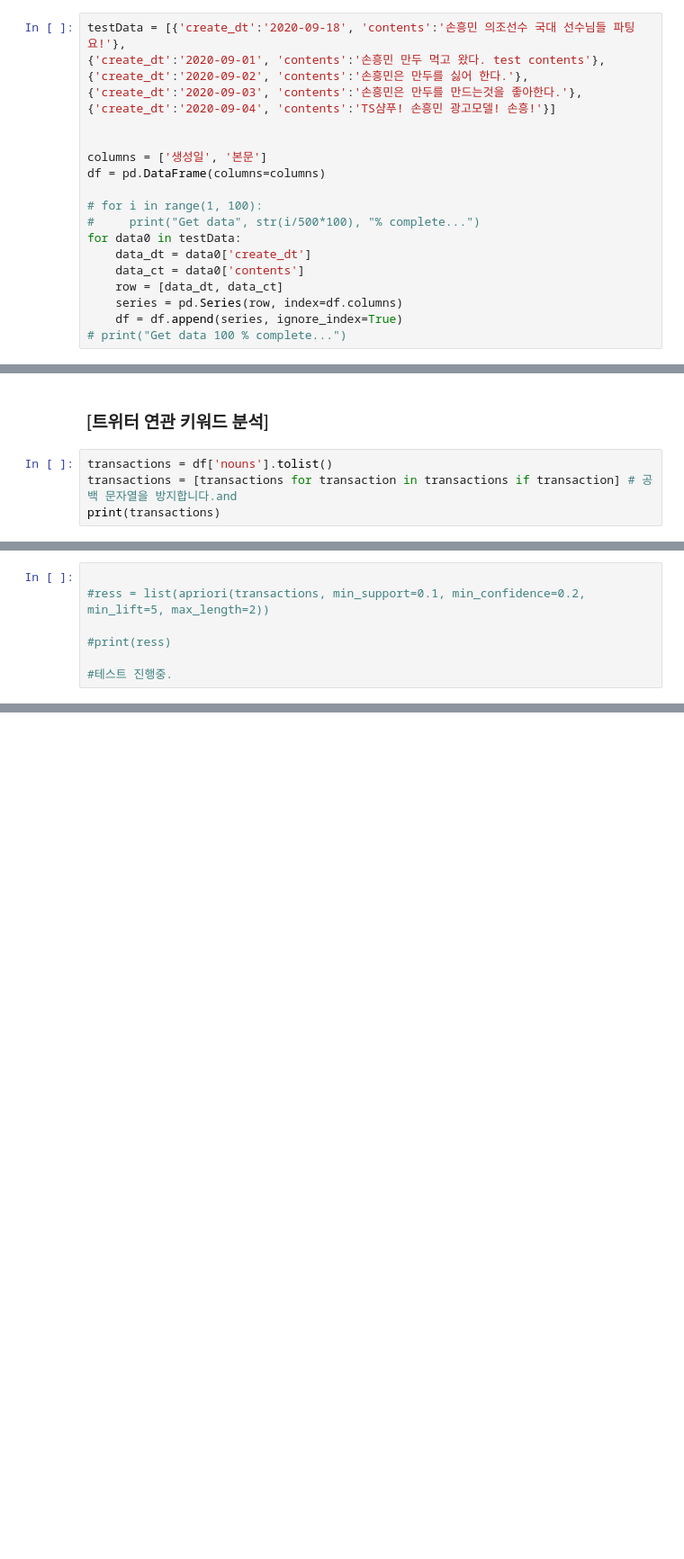
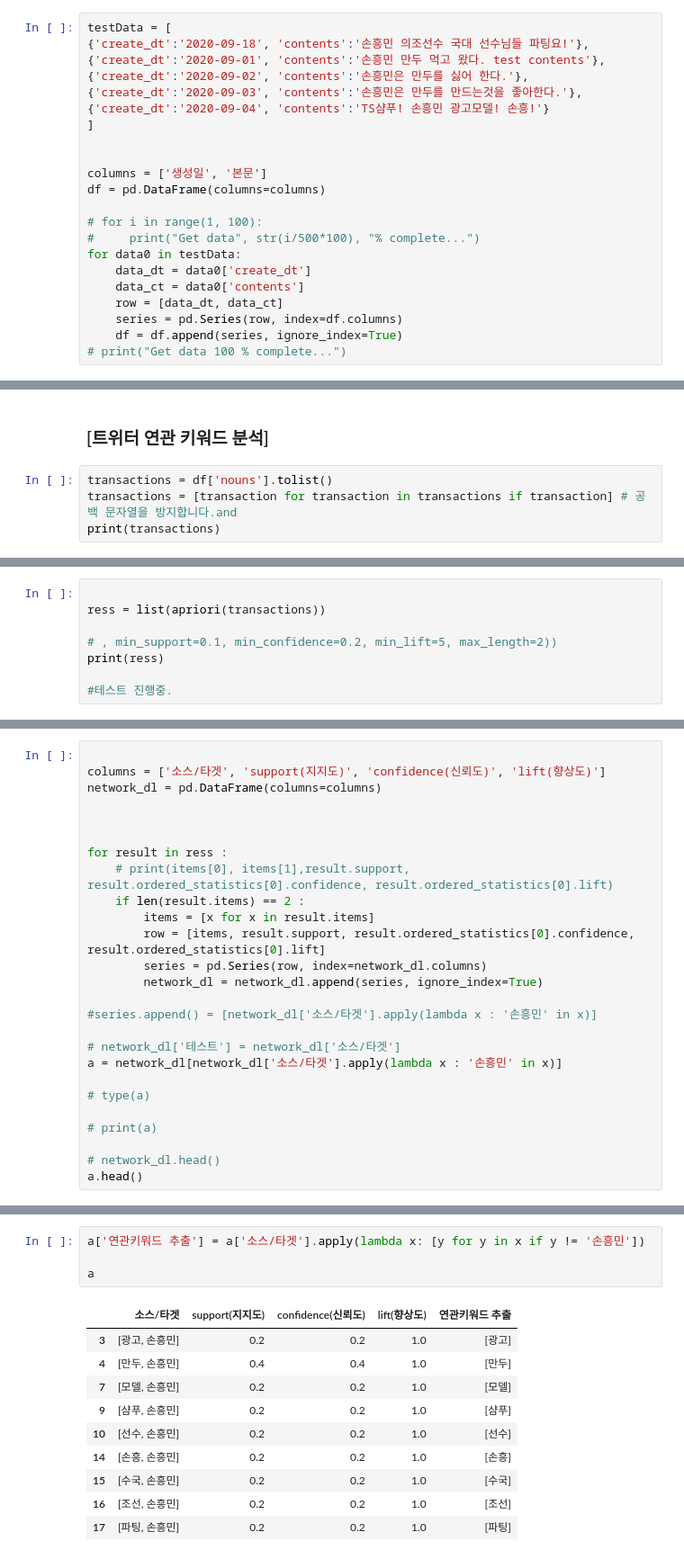
Before and after one commit to ShinYS88/study-deeplearning, a Jupyter notebook: 0.prototype/Apriori.ipynb, the cells around one changed output, grey strips where cells are left out. Shown at 90% size. Drawn from its saved outputs; the diff is of its cells as text; blank space fills up the shorter version.

```diff
--- a/0.prototype/Apriori.ipynb
+++ b/0.prototype/Apriori.ipynb
@@ -11,11 +11,13 @@ warnings.filterwarnings("ignore")
 # %% [markdown]
 ## 1. 데이터프레임 만들기 (csv 파일로 만들기)
 # %%
-testData = [{'create_dt':'2020-09-18', 'contents':'손흥민 의조선수 국대 선수님들 파팅요!'},
+testData = [
+{'create_dt':'2020-09-18', 'contents':'손흥민 의조선수 국대 선수님들 파팅요!'},
 {'create_dt':'2020-09-01', 'contents':'손흥민 만두 먹고 왔다. test contents'},
 {'create_dt':'2020-09-02', 'contents':'손흥민은 만두를 싫어 한다.'},
 {'create_dt':'2020-09-03', 'contents':'손흥민은 만두를 만드는것을 좋아한다.'},
-{'create_dt':'2020-09-04', 'contents':'TS샴푸! 손흥민 광고모델! 손흥!'}]
+{'create_dt':'2020-09-04', 'contents':'TS샴푸! 손흥민 광고모델! 손흥!'}
+]
 
 
 columns = ['생성일', '본문']
@@ -152,6 +154,6 @@ RelationRecord(items=frozenset({'손흥민', '케인'}), support=0.6666666666666
 ### [트위터 연관 키워드 분석]
 # %%
 transactions = df['nouns'].tolist()
-transactions = [transactions for transaction in transactions if transaction] # 공백 문자열을 방지합니다.and
+transactions = [transaction for transaction in transactions if transaction] # 공백 문자열을 방지합니다.and
 print(transactions)
 # %% [output]
@@ -159,7 +161,8 @@ print(transactions)
 # %%
 
-#ress = list(apriori(transactions, min_support=0.1, min_confidence=0.2, min_lift=5, max_length=2))
+ress = list(apriori(transactions))
 
-#print(ress)
+# , min_support=0.1, min_confidence=0.2, min_lift=5, max_length=2))
+print(ress)
 
 #테스트 진행중.
@@ -165,0 +171,26 @@ print(transactions)
+# %%
+
+columns = ['소스/타겟', 'support(지지도)', 'confidence(신뢰도)', 'lift(향상도)']
+network_dl = pd.DataFrame(columns=columns)
+
+
+
+for result in ress :
+    # print(items[0], items[1],result.support, result.ordered_statistics[0].confidence, result.ordered_statistics[0].lift)
+    if len(result.items) == 2 :
+        items = [x for x in result.items]
+        row = [items, result.support, result.ordered_statistics[0].confidence, result.ordered_statistics[0].lift]
+        series = pd.Series(row, index=network_dl.columns)
+        network_dl = network_dl.append(series, ignore_index=True)
+
+#series.append() = [network_dl['소스/타겟'].apply(lambda x : '손흥민' in x)]
+
+# network_dl['테스트'] = network_dl['소스/타겟']
+a = network_dl[network_dl['소스/타겟'].apply(lambda x : '손흥민' in x)]
+
+# type(a)
+
+# print(a)
+
+# network_dl.head()
+a.head()
@@ -165,0 +215,15 @@ print(transactions)
+# %%
+a['연관키워드 추출'] = a['소스/타겟'].apply(lambda x: [y for y in x if y != '손흥민'])
+
+a
+# %% [output]
+|  | 소스/타겟 | support(지지도) | confidence(신뢰도) | lift(향상도) | 연관키워드 추출 |
+| 3 | [광고, 손흥민] | 0.2 | 0.2 | 1.0 | [광고] |
+| 4 | [만두, 손흥민] | 0.4 | 0.4 | 1.0 | [만두] |
+| 7 | [모델, 손흥민] | 0.2 | 0.2 | 1.0 | [모델] |
+| 9 | [샴푸, 손흥민] | 0.2 | 0.2 | 1.0 | [샴푸] |
+| 10 | [선수, 손흥민] | 0.2 | 0.2 | 1.0 | [선수] |
+| 14 | [손흥, 손흥민] | 0.2 | 0.2 | 1.0 | [손흥] |
+| 15 | [수국, 손흥민] | 0.2 | 0.2 | 1.0 | [수국] |
+| 16 | [조선, 손흥민] | 0.2 | 0.2 | 1.0 | [조선] |
+| 17 | [파팅, 손흥민] | 0.2 | 0.2 | 1.0 | [파팅] |
```
Also changed, not shown: parts of 6 cells of this notebook, 1 other file.
